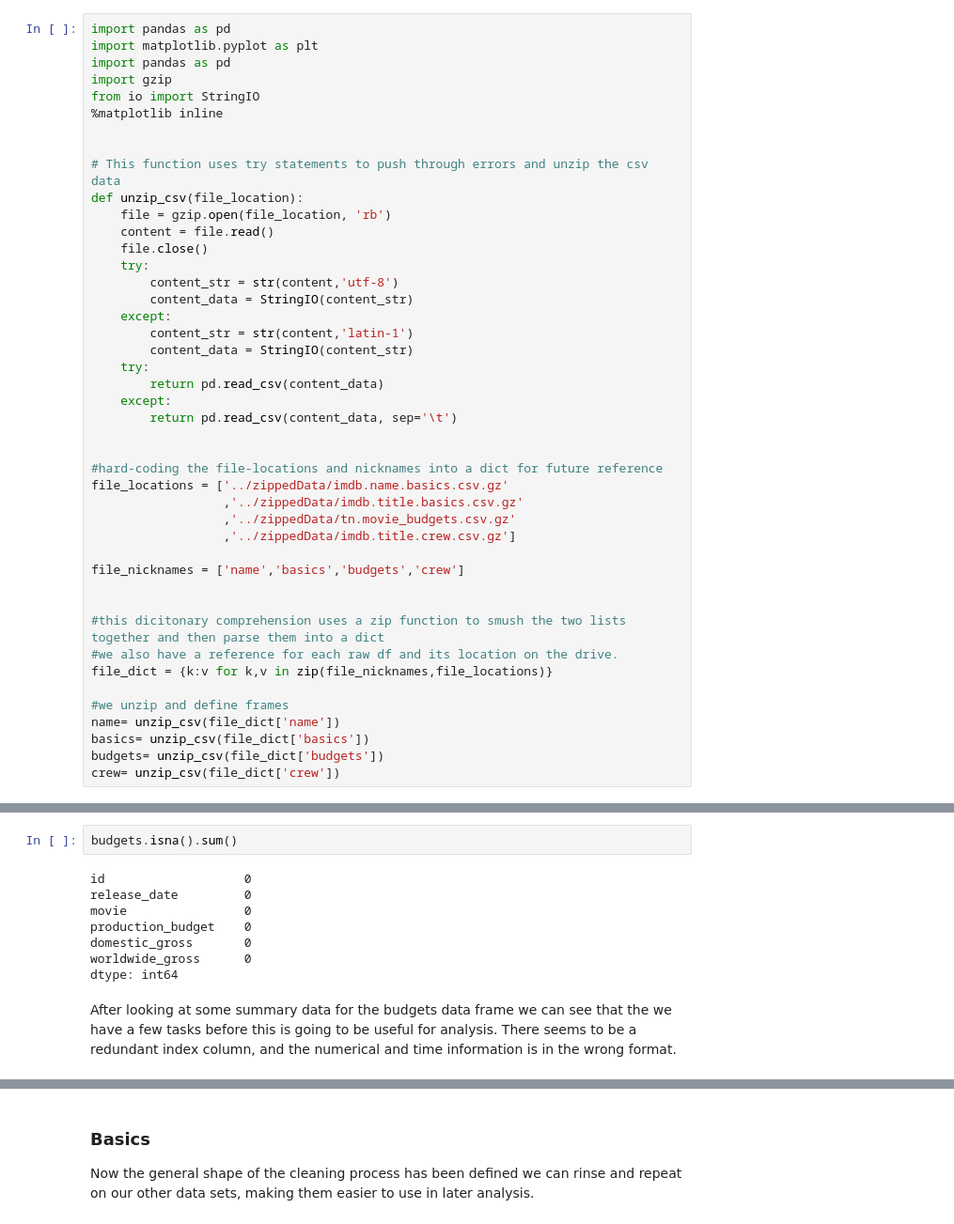
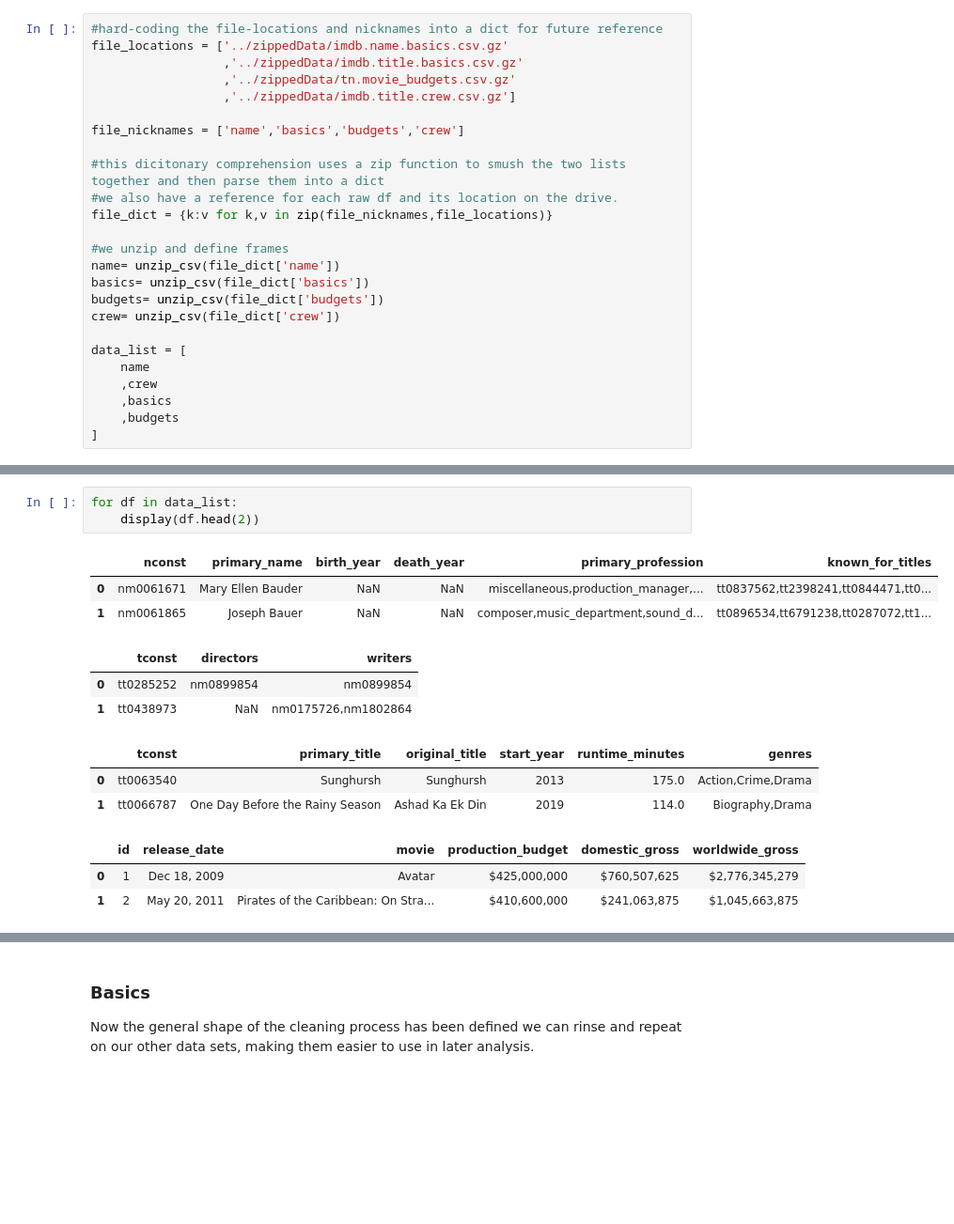
Before and after one commit to learn-co-curriculum/dsc-phase-1-project, a Jupyter notebook: Data/data-clean.ipynb, the cells around one changed output, grey strips where cells are left out. Shown at 94% size. Drawn from its saved outputs; the diff is of its cells as text; blank space fills up the shorter version.

```diff
--- a/Data/data-clean.ipynb
+++ b/Data/data-clean.ipynb
@@ -21,31 +45,6 @@ drwxr-xr-x 1 smang 197609        0 Jun 22 21:01 ..
 -rw-r--r-- 1 smang 197609  1898523 Jun 22 19:51 imdb.title.crew.csv.gz
 -rw-r--r-- 1 smang 197609   153218 Jun 22 19:51 tn.movie_budgets.csv.gz
 # %%
-import pandas as pd
-import matplotlib.pyplot as plt
-import pandas as pd
-import gzip
-from io import StringIO
-%matplotlib inline
-
-
-# This function uses try statements to push through errors and unzip the csv data
-def unzip_csv(file_location):
-    file = gzip.open(file_location, 'rb')
-    content = file.read()
-    file.close()
-    try:
-        content_str = str(content,'utf-8')
-        content_data = StringIO(content_str)
-    except:
-        content_str = str(content,'latin-1')
-        content_data = StringIO(content_str)
-    try:
-        return pd.read_csv(content_data)
-    except:
-        return pd.read_csv(content_data, sep='\t')
-
-
 #hard-coding the file-locations and nicknames into a dict for future reference
 file_locations = ['../zippedData/imdb.name.basics.csv.gz'
                   ,'../zippedData/imdb.title.basics.csv.gz'
@@ -53,7 +52,6 @@ file_locations = ['../zippedData/imdb.name.basics.csv.gz'
                   ,'../zippedData/imdb.title.crew.csv.gz']
 
 file_nicknames = ['name','basics','budgets','crew']
-
 
 #this dicitonary comprehension uses a zip function to smush the two lists together and then parse them into a dict
 #we also have a reference for each raw df and its location on the drive.
@@ -64,6 +62,13 @@ name= unzip_csv(file_dict['name'])
 basics= unzip_csv(file_dict['basics'])
 budgets= unzip_csv(file_dict['budgets'])
 crew= unzip_csv(file_dict['crew'])
+
+data_list = [
+    name
+    ,crew
+    ,basics
+    ,budgets
+]
 # %% [markdown]
 ## Step 2: Cleaning the Data
 
@@ -98,12 +76,16 @@ memory usage: 271.2+ KB
-# %%
-budgets.isna().sum()
-# %% [output]
-id                   0
-release_date         0
-movie                0
-production_budget    0
-domestic_gross       0
-worldwide_gross      0
-dtype: int64
-# %% [markdown]
-After looking at some summary data for the budgets data frame we can see that the we have a few tasks before this is going to be useful for analysis. There seems to be a redundant index column, and the numerical and time information is in the wrong format.
+# %%
+for df in data_list:
+    display(df.head(2))
+# %% [output]
+|  | nconst | primary_name | birth_year | death_year | primary_profession | known_for_titles |
+| 0 | nm0061671 | Mary Ellen Bauder | NaN | NaN | miscellaneous,production_manager,... | tt0837562,tt2398241,tt0844471,tt0... |
+| 1 | nm0061865 | Joseph Bauer | NaN | NaN | composer,music_department,sound_d... | tt0896534,tt6791238,tt0287072,tt1... |
+|  | tconst | directors | writers |
+| 0 | tt0285252 | nm0899854 | nm0899854 |
+| 1 | tt0438973 | NaN | nm0175726,nm1802864 |
+|  | tconst | primary_title | original_title | start_year | runtime_minutes | genres |
+| 0 | tt0063540 | Sunghursh | Sunghursh | 2013 | 175.0 | Action,Crime,Drama |
+| 1 | tt0066787 | One Day Before the Rainy Season | Ashad Ka Ek Din | 2019 | 114.0 | Biography,Drama |
+|  | id | release_date | movie | production_budget | domestic_gross | worldwide_gross |
+| 0 | 1 | Dec 18, 2009 | Avatar | $425,000,000 | $760,507,625 | $2,776,345,279 |
+| 1 | 2 | May 20, 2011 | Pirates of the Caribbean: On Stra... | $410,600,000 | $241,063,875 | $1,045,663,875 |
```
Also changed, not shown: parts of 42 cells of this notebook.
